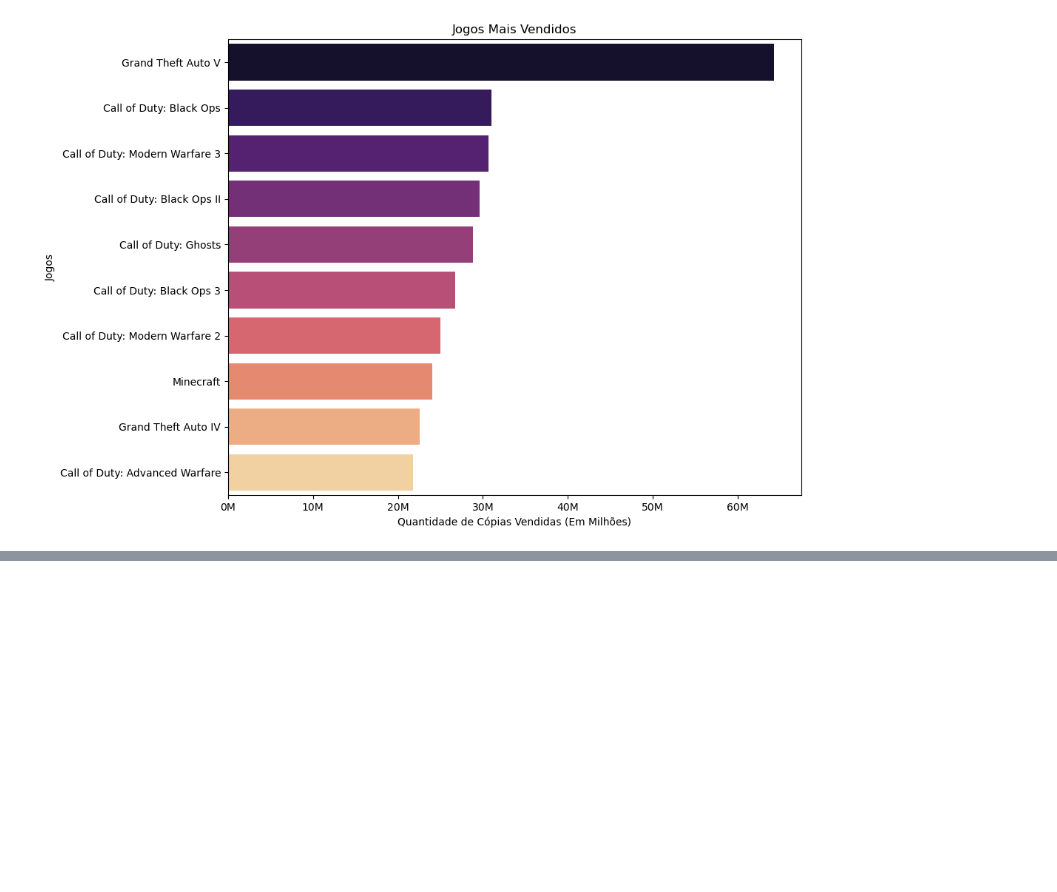
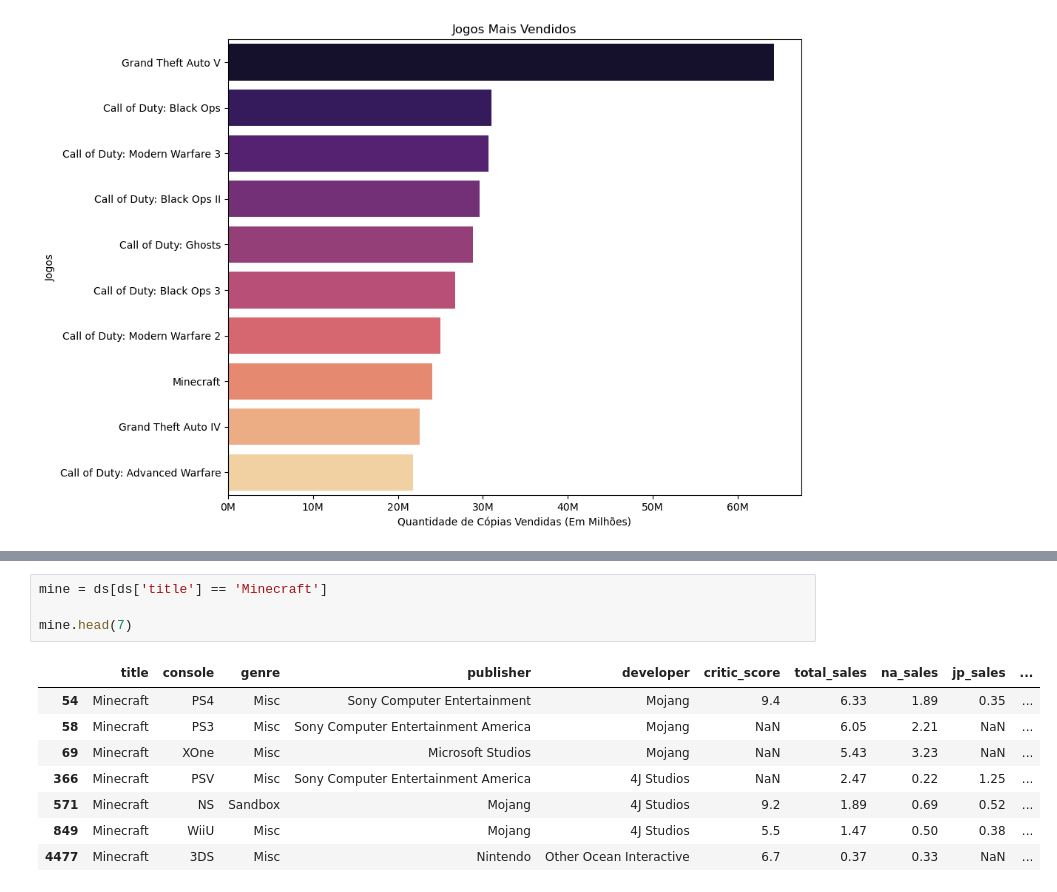
Before and after one commit to MatheusMorandi/Analise_Vendas_Jogos_2024, a Jupyter notebook: src/eda.ipynb, the cells around one changed output, grey strips where cells are left out. Drawn from its saved outputs; the diff is of its cells as text; blank space fills up the shorter version.

```diff
--- a/src/eda.ipynb
+++ b/src/eda.ipynb
@@ -229,0 +221,13 @@ plt.show()
+# %%
+mine = ds[ds['title'] == 'Minecraft']
+
+mine.head(7)
+# %% [output]
+|  | title | console | genre | publisher | developer | critic_score | total_sales | na_sales | jp_sales | ... |
+| 54 | Minecraft | PS4 | Misc | Sony Computer Entertainment | Mojang | 9.4 | 6.33 | 1.89 | 0.35 | ... |
+| 58 | Minecraft | PS3 | Misc | Sony Computer Entertainment America | Mojang | NaN | 6.05 | 2.21 | NaN | ... |
+| 69 | Minecraft | XOne | Misc | Microsoft Studios | Mojang | NaN | 5.43 | 3.23 | NaN | ... |
+| 366 | Minecraft | PSV | Misc | Sony Computer Entertainment America | 4J Studios | NaN | 2.47 | 0.22 | 1.25 | ... |
+| 571 | Minecraft | NS | Sandbox | Mojang | 4J Studios | 9.2 | 1.89 | 0.69 | 0.52 | ... |
+| 849 | Minecraft | WiiU | Misc | Mojang | 4J Studios | 5.5 | 1.47 | 0.50 | 0.38 | ... |
+| 4477 | Minecraft | 3DS | Misc | Nintendo | Other Ocean Interactive | 6.7 | 0.37 | 0.33 | NaN | ... |
```
Also changed, not shown: parts of 6 cells of this notebook.
